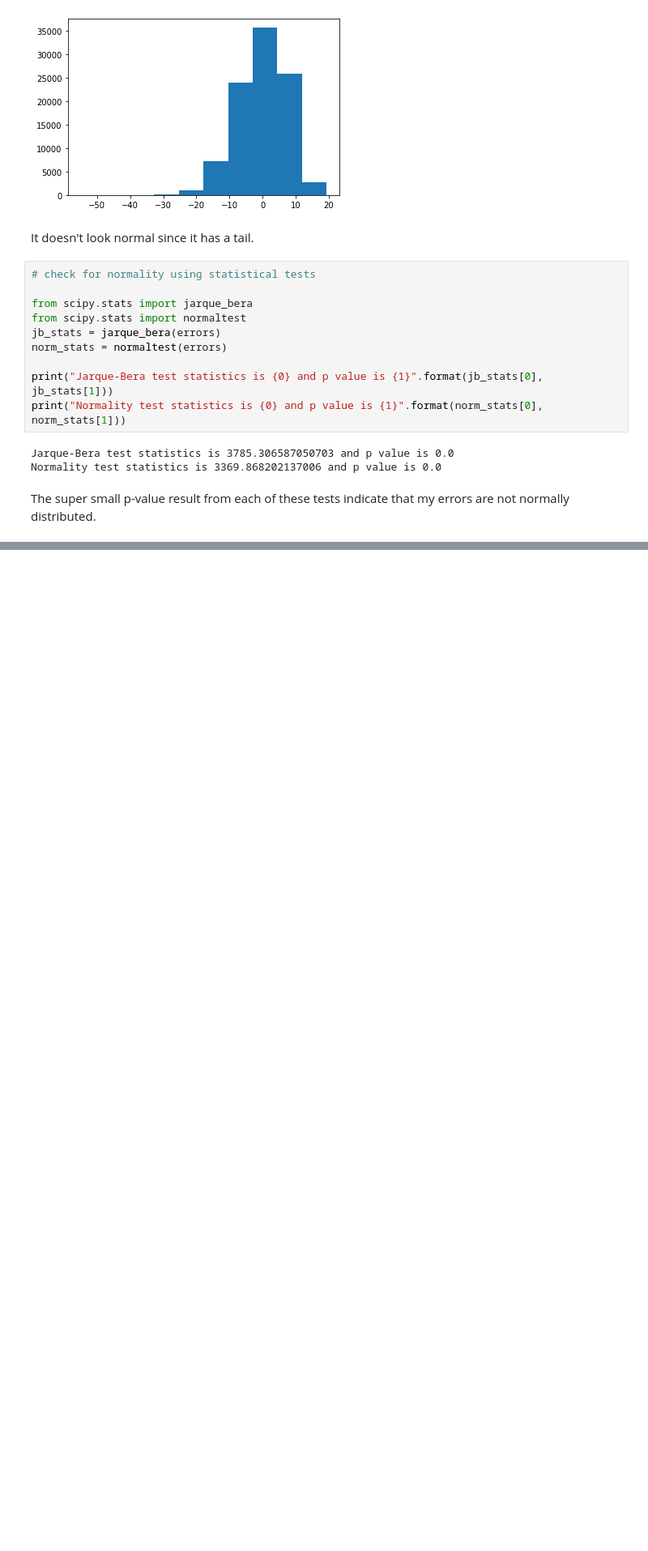
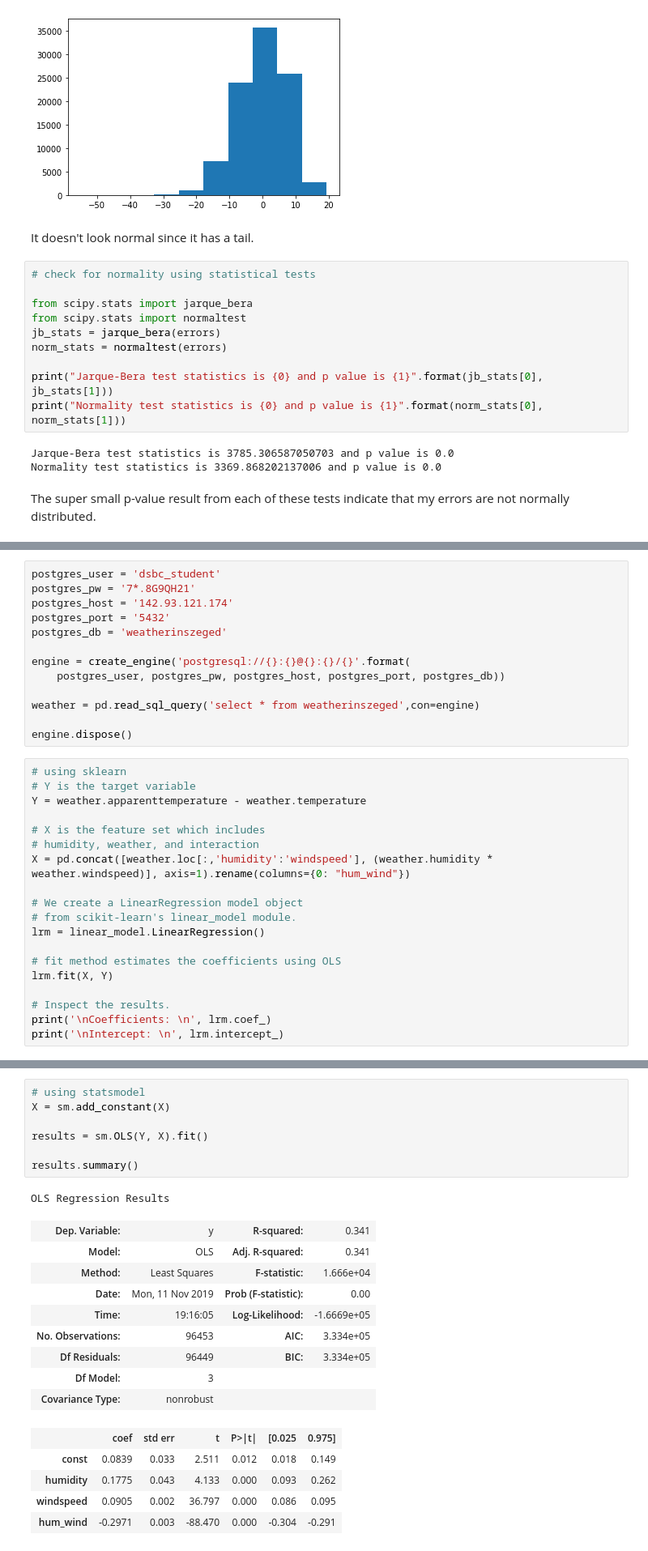
Before and after one commit to mrkjhsn/Thinkful-Exercises, a Jupyter notebook: linear_regression_weather.ipynb, the cells around one changed output, grey strips where cells are left out. Shown: that part at 81% size. Cells and saved outputs as stored; diff of their text form; blank space fills up the shorter version.

```diff
--- a/linear_regression_weather.ipynb
+++ b/linear_regression_weather.ipynb
@@ -389,0 +471,32 @@ The super small p-value result from each of these tests indicate that my errors
+# %%
+postgres_user = 'dsbc_student'
+postgres_pw = '7*.8G9QH21'
+postgres_host = '142.93.121.174'
+postgres_port = '5432'
+postgres_db = 'weatherinszeged'
+
+engine = create_engine('postgresql://{}:{}@{}:{}/{}'.format(
+    postgres_user, postgres_pw, postgres_host, postgres_port, postgres_db))
+
+weather = pd.read_sql_query('select * from weatherinszeged',con=engine)
+
+engine.dispose()
+# %%
+# using sklearn
+# Y is the target variable
+Y = weather.apparenttemperature - weather.temperature
+
+# X is the feature set which includes
+# humidity, weather, and interaction
+X = pd.concat([weather.loc[:,'humidity':'windspeed'], (weather.humidity * weather.windspeed)], axis=1).rename(columns={0: "hum_wind"})
+
+# We create a LinearRegression model object
+# from scikit-learn's linear_model module.
+lrm = linear_model.LinearRegression()
+
+# fit method estimates the coefficients using OLS
+lrm.fit(X, Y)
+
+# Inspect the results.
+print('\nCoefficients: \n', lrm.coef_)
+print('\nIntercept: \n', lrm.intercept_)
@@ -389,0 +509,23 @@ The super small p-value result from each of these tests indicate that my errors
+# %%
+# using statsmodel
+X = sm.add_constant(X)
+
+results = sm.OLS(Y, X).fit()
+
+results.summary()
+# %% [output]
+OLS Regression Results
+| Dep. Variable: | y | R-squared: | 0.341 |
+| Model: | OLS | Adj. R-squared: | 0.341 |
+| Method: | Least Squares | F-statistic: | 1.666e+04 |
+| Date: | Mon, 11 Nov 2019 | Prob (F-statistic): | 0.00 |
+| Time: | 19:16:05 | Log-Likelihood: | -1.6669e+05 |
+| No. Observations: | 96453 | AIC: | 3.334e+05 |
+| Df Residuals: | 96449 | BIC: | 3.334e+05 |
+| Df Model: | 3 |  |  |
+| Covariance Type: | nonrobust |  |  |
+|  | coef | std err | t | P>|t| | [0.025 | 0.975] |
+| const | 0.0839 | 0.033 | 2.511 | 0.012 | 0.018 | 0.149 |
+| humidity | 0.1775 | 0.043 | 4.133 | 0.000 | 0.093 | 0.262 |
+| windspeed | 0.0905 | 0.002 | 36.797 | 0.000 | 0.086 | 0.095 |
+| hum_wind | -0.2971 | 0.003 | -88.470 | 0.000 | -0.304 | -0.291 |
```
Also changed, not shown: parts of 8 cells of this notebook.
